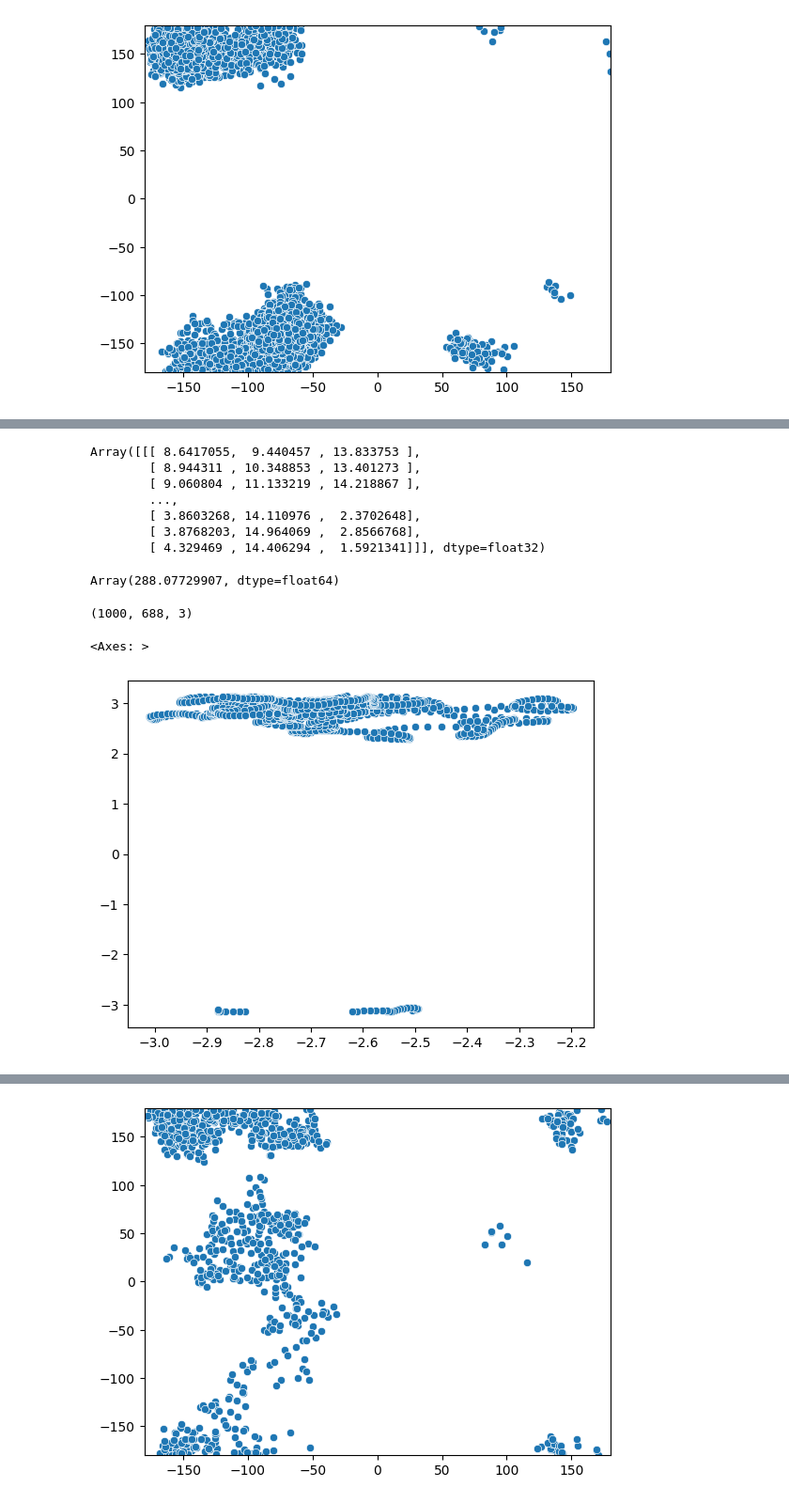
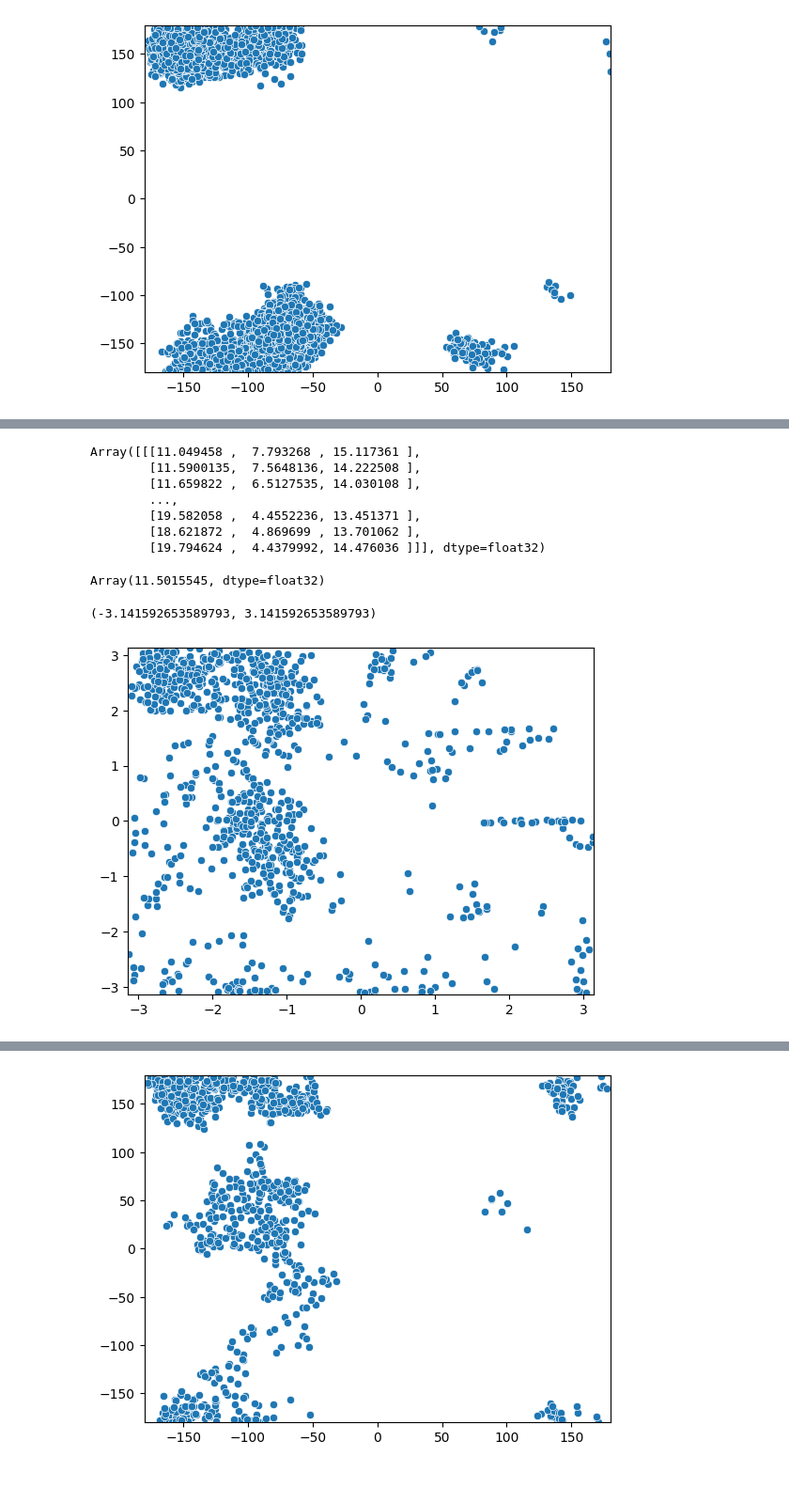
Before and after one commit to reubenharry/jax-md, a Jupyter notebook: notebooks/ad_mclmc.ipynb, the cells around one changed output, grey strips where cells are left out. Shown at 94% size. Saved outputs shown, nothing was run; the diff lists cells and outputs as text; code cells hidden in the pictures.

```diff
--- a/notebooks/ad_mclmc.ipynb
+++ b/notebooks/ad_mclmc.ipynb
@@ -101 +99,3 @@ samples, energy, L, eps = sampler.sample(chain_length, num_chains, output= 'deta
+# %%
+traj = md.load('../notebooks/data/ala2.h5')
 # %%
@@ -115,22 +122,0 @@ potential_energies_mclmc = jax.vmap(energy_fn)(samples[::1000])
-# %%
-import mdtraj as md
-
-traj = md.load('/Users/reubencohn-gordon/Downloads/ala2 2/sim4/trajectory.dcd', top='/Users/reubencohn-gordon/Downloads/ala2 2/ala2.pdb')
-# traj = md.load('./data/prod_alanine_dipeptide_amber/structure.pdb')
-# table, bonds = traj.topology.to_dataframe()
-# print(table.iloc[0:20])
-# # table.iloc[0]
-
-# traj.xyz[-1]
-# # samples.shape
-
-
-# traj = nnp.expand_dims(traj.xyz, 0) # nnp.reshape(traj, shape=(25000, -1, 3))
-# rama_plot(traj[::100])
-# traj.xyz.shape
-
-# # find which molecule indices are the AD
-# print(traj.xyz[0])
-# nnp.reshape(traj.xyz[0], (1,688,3))
-# rama_plot([nnp.reshape(s, (1,2269,3)) for s in 10.0*traj.xyz[::10, :, :]])
-# traj.xyz.shape
@@ -234,7 +184,7 @@ state = init(key, pos)
 traj = []
 # gs = []
 # cs = []
-for i in range(10000):
+for i in range(100000):
   if i%10==0:
     traj.append(state.position)
 #     gs.append(jax.grad(lambda x : forces.compute(x, box))(state.position))
@@ -244,11 +194,16 @@ for i in range(10000):
 R = state.position
 R
 # %% [output]
-Array([[[ 8.6417055,  9.440457 , 13.833753 ],
-        [ 8.944311 , 10.348853 , 13.401273 ],
-        [ 9.060804 , 11.133219 , 14.218867 ],
+Array([[[11.049458 ,  7.793268 , 15.117361 ],
+        [11.5900135,  7.5648136, 14.222508 ],
+        [11.659822 ,  6.5127535, 14.030108 ],
         ...,
-        [ 3.8603268, 14.110976 ,  2.3702648],
-        [ 3.8768203, 14.964069 ,  2.8566768],
-        [ 4.329469 , 14.406294 ,  1.5921341]]], dtype=float32)
+        [19.582058 ,  4.4552236, 13.451371 ],
+        [18.621872 ,  4.869699 , 13.701062 ],
+        [19.794624 ,  4.4379992, 14.476036 ]]], dtype=float32)
+# %%
+s = nnp.reshape(nnp.array(traj), (1000, 688*3))
+nnp.sqrt(nnp.mean(s**2)).mean()
+# %% [output]
+Array(11.5015545, dtype=float32)
 # %%
@@ -271,17 +226,12 @@ potential_energies = jax.vmap(energy_fn)(s)
-# %%
-potential_energies.mean()
-# %% [output]
-Array(288.07729907, dtype=float64)
-# %%
-# rama_plot(nnp.array(traj)[::10])
-nnp.array(traj).squeeze().shape
-# %% [output]
-(1000, 688, 3)
 # %%
 trajectory2 = md.load('./data/prod_alanine_dipeptide_amber/structure.pdb')
-trajectory2.xyz=nnp.array(nnp.array(traj).squeeze())[::1]
+trajectory2.xyz=nnp.array(nnp.array(traj).squeeze())[::10]
 angles3 = md.compute_dihedrals(trajectory2, [phi_indices, psi_indices])
+unitC = nnp.array([(len(traj)//100)*[nnp.diag(mol.box[:,0])]]).squeeze()
+
 sns.scatterplot(x = angles3[::1, 0], y = angles3[::1, 1])
+plt.xlim(-math.pi, math.pi)
+plt.ylim(-math.pi, math.pi)
 # %% [output]
-<Axes: >
+(-3.141592653589793, 3.141592653589793)
-[figure, old version]
+[figure, new version]
```
Also changed, not shown: parts of 29 cells of this notebook, 9 other files.
